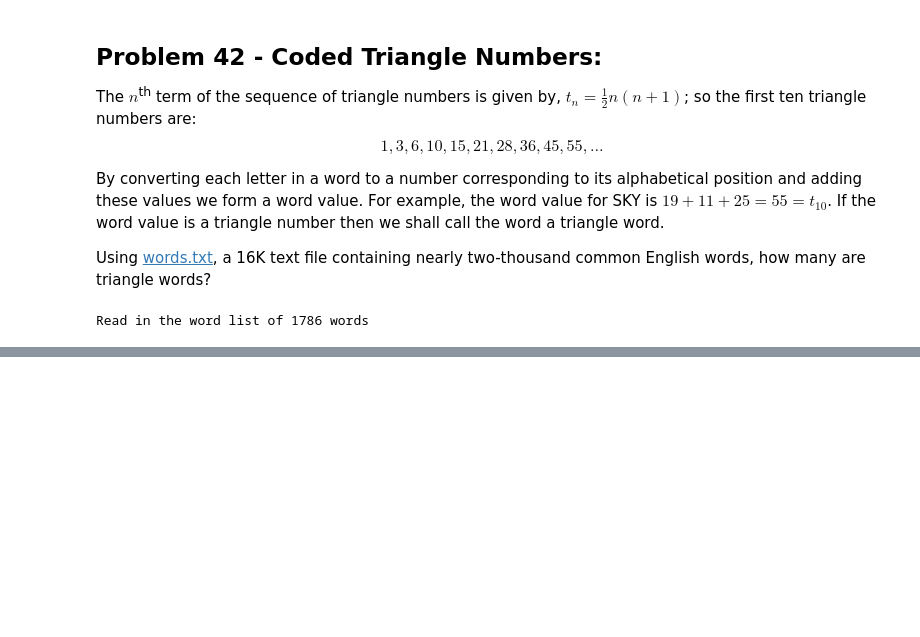
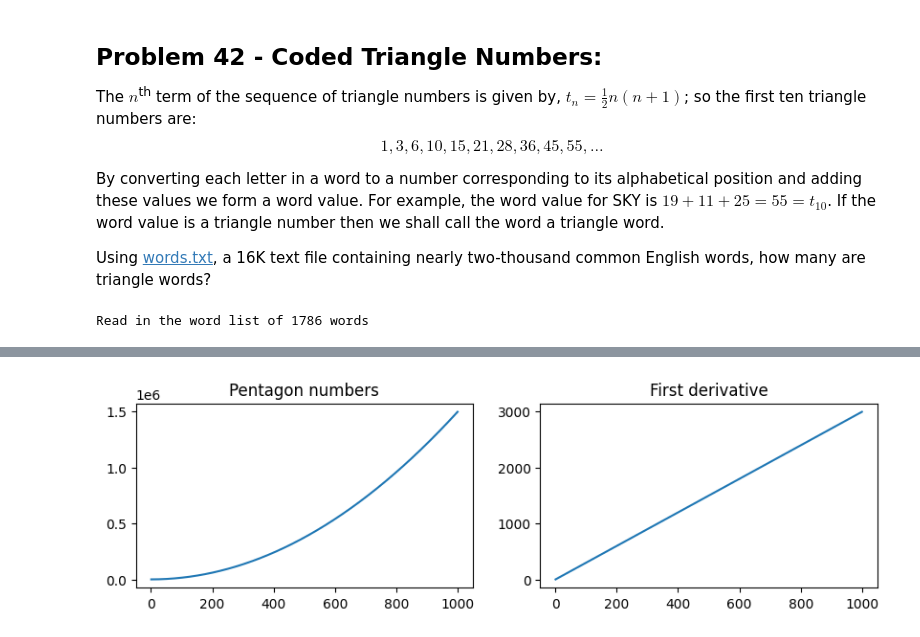
Before and after one commit to DanielDondorp/projecteuler, a Jupyter notebook: content/daniels_solutions/ProjectEuler_041-045.ipynb, the cells around one changed output, grey strips where cells are left out. Cells and saved outputs as stored; diff of their text form; code cells hidden in the pictures; blank space fills up the shorter version.

```diff
--- a/content/daniels_solutions/ProjectEuler_041-045.ipynb
+++ b/content/daniels_solutions/ProjectEuler_041-045.ipynb
@@ -150,0 +181,10 @@ print(sum(divisible_pandigitals))
+# %%
+def make_pentagon_number(n):
+    return (n*(3*n - 1))/2
+
+def first_derivative(n):
+    return (3*n)-(1/2)
+# %%
+ns = np.arange(1, 1000, 1)
+pentagons = make_pentagon_number(ns)
+first_derivs = first_derivative(ns)
@@ -150,0 +193,8 @@ print(sum(divisible_pandigitals))
+# %%
+fig, axes = plt.subplots(1, 2, figsize = (10, 2.5))
+axes[0].plot(ns, pentagons)
+axes[0].set_title("Pentagon numbers")
+axes[1].plot(ns, first_derivs)
+axes[1].set_title("First derivative");
+# %% [output]
+[figure, added]
```
Also changed, not shown: parts of 11 cells of this notebook, 1 other file.
